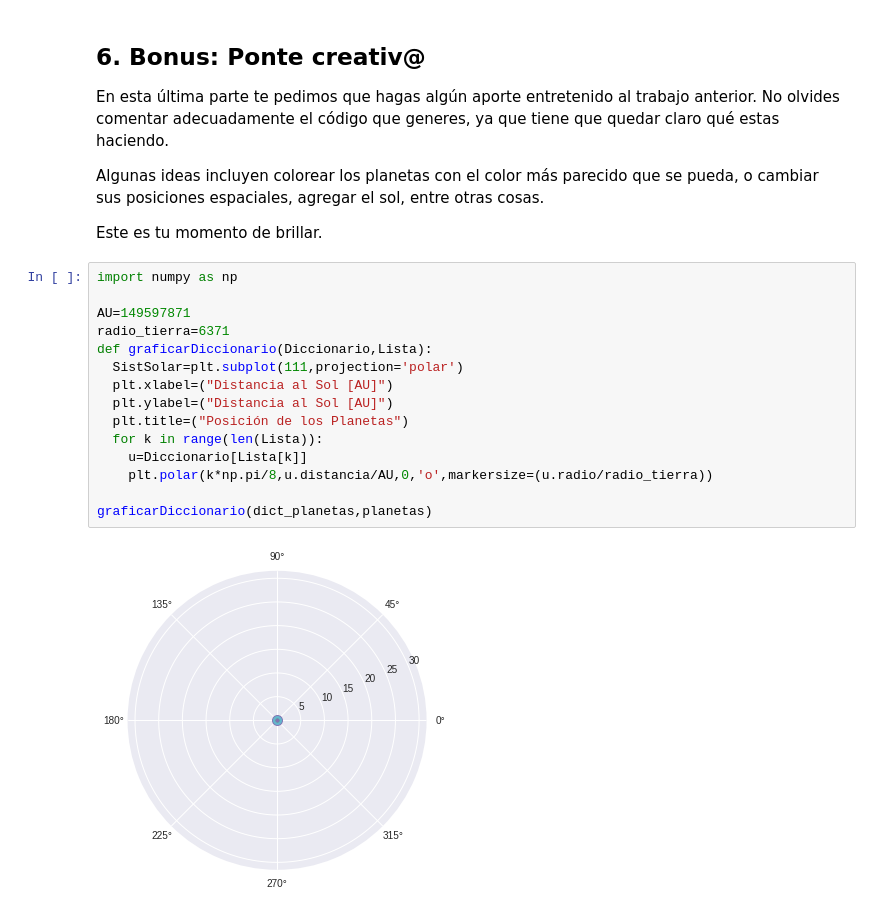
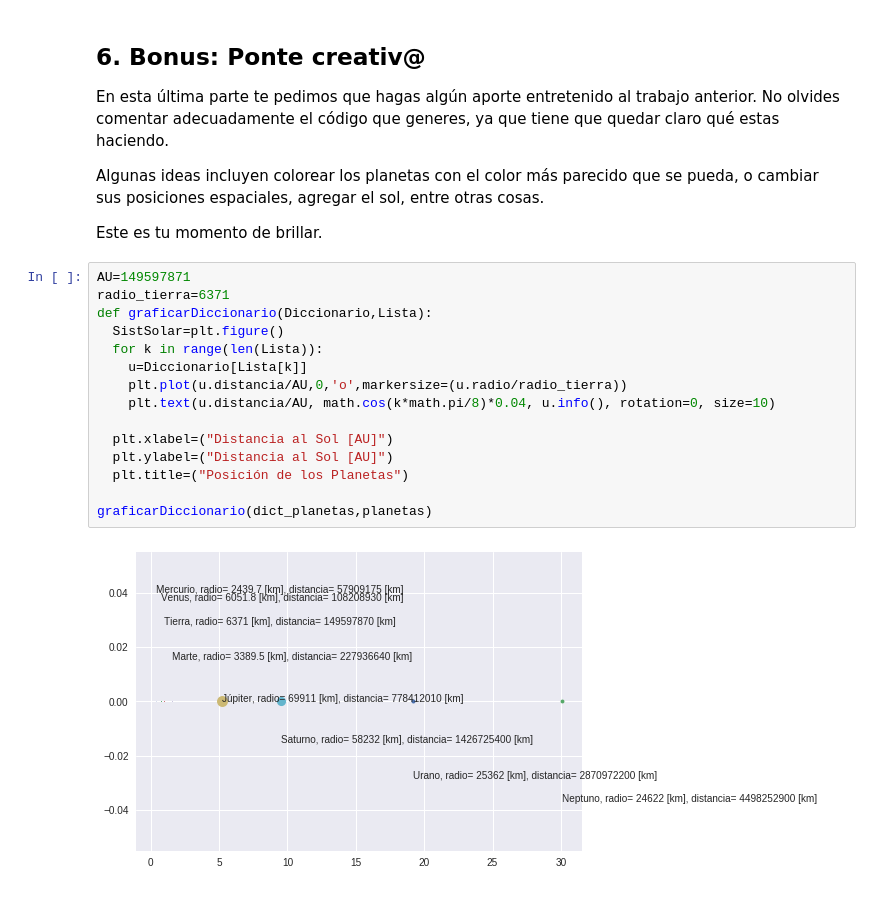
Before and after one commit to kosarrara/minitarea1, a Jupyter notebook: Copia_de_minitarea1_alumnos.ipynb, the cells around one changed output. Cells and saved outputs as stored; diff of their text form.

```diff
--- a/Copia_de_minitarea1_alumnos.ipynb
+++ b/Copia_de_minitarea1_alumnos.ipynb
@@ -226,20 +227,20 @@ Algunas ideas incluyen colorear los planetas con el color más parecido que se p
 
 
 Este es tu momento de brillar.
-# %%
-import numpy as np
-
-AU=149597871
-radio_tierra=6371
-def graficarDiccionario(Diccionario,Lista):
-  SistSolar=plt.subplot(111,projection='polar')
-  plt.xlabel=("Distancia al Sol [AU]")
-  plt.ylabel=("Distancia al Sol [AU]")
-  plt.title=("Posición de los Planetas")
-  for k in range(len(Lista)):
-    u=Diccionario[Lista[k]]
-    plt.polar(k*np.pi/8,u.distancia/AU,0,'o',markersize=(u.radio/radio_tierra))
-
-graficarDiccionario(dict_planetas,planetas)
-# %% [output]
-[figure, removed]
+# %%
+AU=149597871
+radio_tierra=6371
+def graficarDiccionario(Diccionario,Lista):
+  SistSolar=plt.figure()
+  for k in range(len(Lista)):
+    u=Diccionario[Lista[k]]
+    plt.plot(u.distancia/AU,0,'o',markersize=(u.radio/radio_tierra))
+    plt.text(u.distancia/AU, math.cos(k*math.pi/8)*0.04, u.info(), rotation=0, size=10)
+
+  plt.xlabel=("Distancia al Sol [AU]")
+  plt.ylabel=("Distancia al Sol [AU]")
+  plt.title=("Posición de los Planetas")
+
+graficarDiccionario(dict_planetas,planetas)
+# %% [output]
+[figure, added]
```
Also changed, not shown: parts of 1 cell of this notebook.
